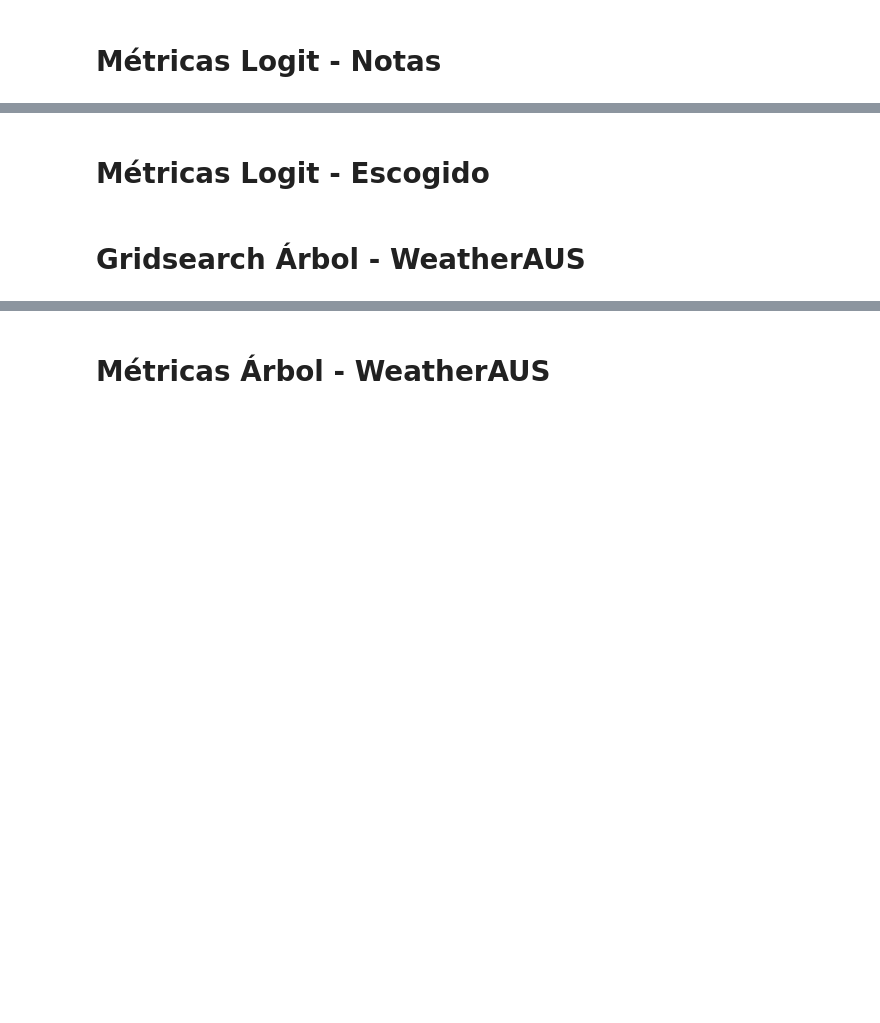
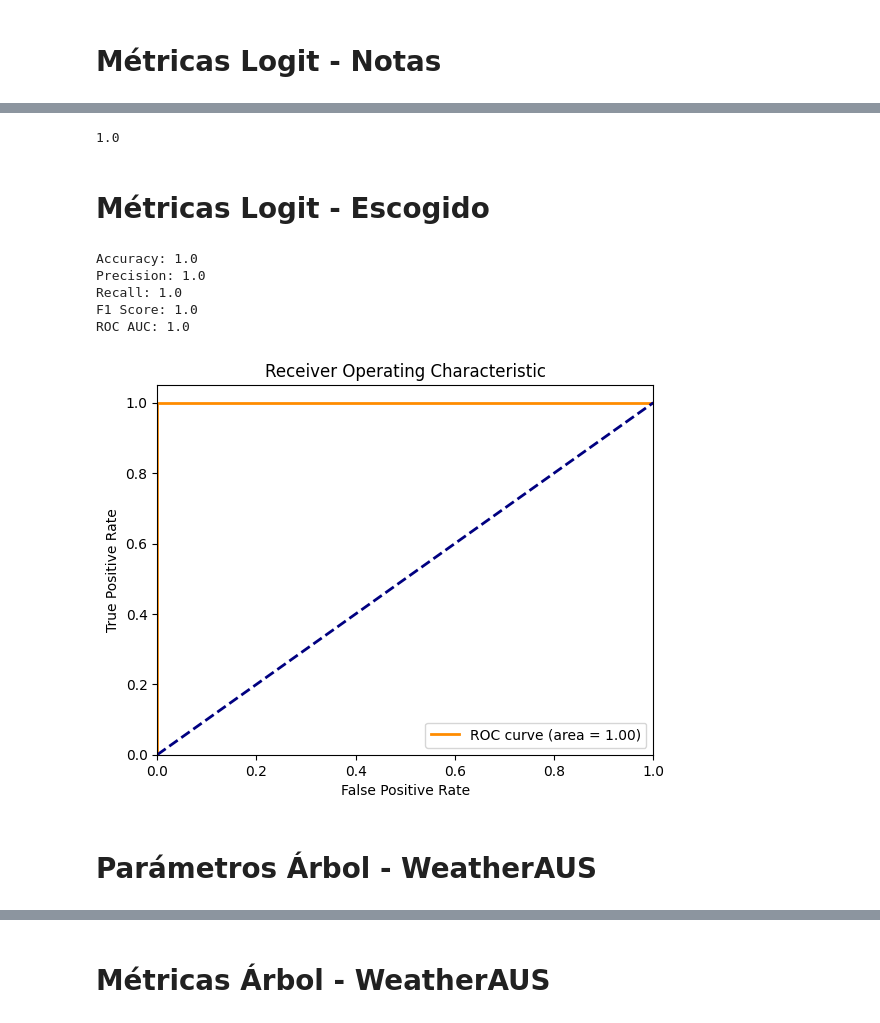
Before and after one commit to cuadriante/P1_Patrones, a Jupyter notebook: main_project.ipynb, the cells around one changed output, grey strips where cells are left out. Saved outputs shown, nothing was run; the diff lists cells and outputs as text; code cells hidden in the pictures; blank space fills up the shorter version.

```diff
--- a/main_project.ipynb
+++ b/main_project.ipynb
@@ -318,7 +614,7 @@ ROC AUC: 0.7047518680861948
 model = OurLogisticRegression()
 
 # fit the model to the training data
-model.fit(X_train, y_train)
+model.fit(ESX_train, ESy_train)
 
 # Creamos un modelo de regresión logística
 #model = LogisticRegression()
@@ -339,4 +635,4 @@ param_grid = {
 grid_search = GridSearchCV(model, param_grid, cv=StratifiedKFold(n_splits=2, random_state=None, shuffle=True))
 
 # búsqueda de hiperparámetros en el conjunto de entrenamiento
-grid_search.fit(X_train, y_train)
+grid_search.fit(ESX_train, ESy_train)
@@ -343,2 +675,10 @@ grid_search.fit(X_train, y_train)
+# %%
+model = OurLogisticRegression(lr=0.35, num_iter=35000)
+model.fit(ESX_train, ESy_train)
+probs = model.predict_prob(ESX_test)
+y_pred = model.predict(ESX_test, threshold=0.5)
+print(accuracy_score(ESy_test, y_pred))
+# %% [output]
+1.0
 # %% [markdown]
 # **Métricas Logit - Escogido**
@@ -371,2 +685,50 @@ print("Precisión del testing:", test_accuracy)
+# %%
+# mejores hiperparámetros encontrados
+#warnings.filterwarnings("ignore", category=RuntimeWarning)
+
+#best_params = grid_search.best_params_
+#print("Mejores hiperparámetros encontrados:")
+#print(best_params)
+
+# mejor modelo entrenado
+#best_model = grid_search.best_estimator_
+
+# mejores hiperparámetros encontrados
+warnings.filterwarnings("ignore", category=RuntimeWarning)
+
+probs = model.predict_prob(WAX_test)
+y_pred = model.predict(ESX_test, threshold=0.5)
+
+accuracy = accuracy_score(ESy_test, y_pred)
+precision = precision_score(ESy_test, y_pred)
+recall = recall_score(ESy_test, y_pred)
+fonescore = f1_score(ESy_test, y_pred)
+roc_auc = roc_auc_score(ESy_test, y_pred)
+
+print("Accuracy: "+str(accuracy))
+print("Precision: "+str(precision))
+print("Recall: "+str(recall))
+print("F1 Score: "+str(fonescore))
+print("ROC AUC: "+str(roc_auc))
+
+fpr, tpr, thresholds = roc_curve(ESy_test, y_pred)
+
+plt.figure()
+plt.plot(fpr, tpr, color='darkorange', lw=2, label='ROC curve (area = {:.2f})'.format(roc_auc))
+plt.plot([0, 1], [0, 1], color='navy', lw=2, linestyle='--')
+plt.xlim([0.0, 1.0])
+plt.ylim([0.0, 1.05])
+plt.xlabel('False Positive Rate')
+plt.ylabel('True Positive Rate')
+plt.title('Receiver Operating Characteristic')
+plt.legend(loc='lower right')
+plt.show()
+# %% [output]
+Accuracy: 1.0
+Precision: 1.0
+Recall: 1.0
+F1 Score: 1.0
+ROC AUC: 1.0
+[figure, added]
 # %% [markdown]
-# **Gridsearch Árbol - WeatherAUS**
+# **Parámetros Árbol - WeatherAUS**
```
Also changed, not shown: parts of 27 cells of this notebook.
